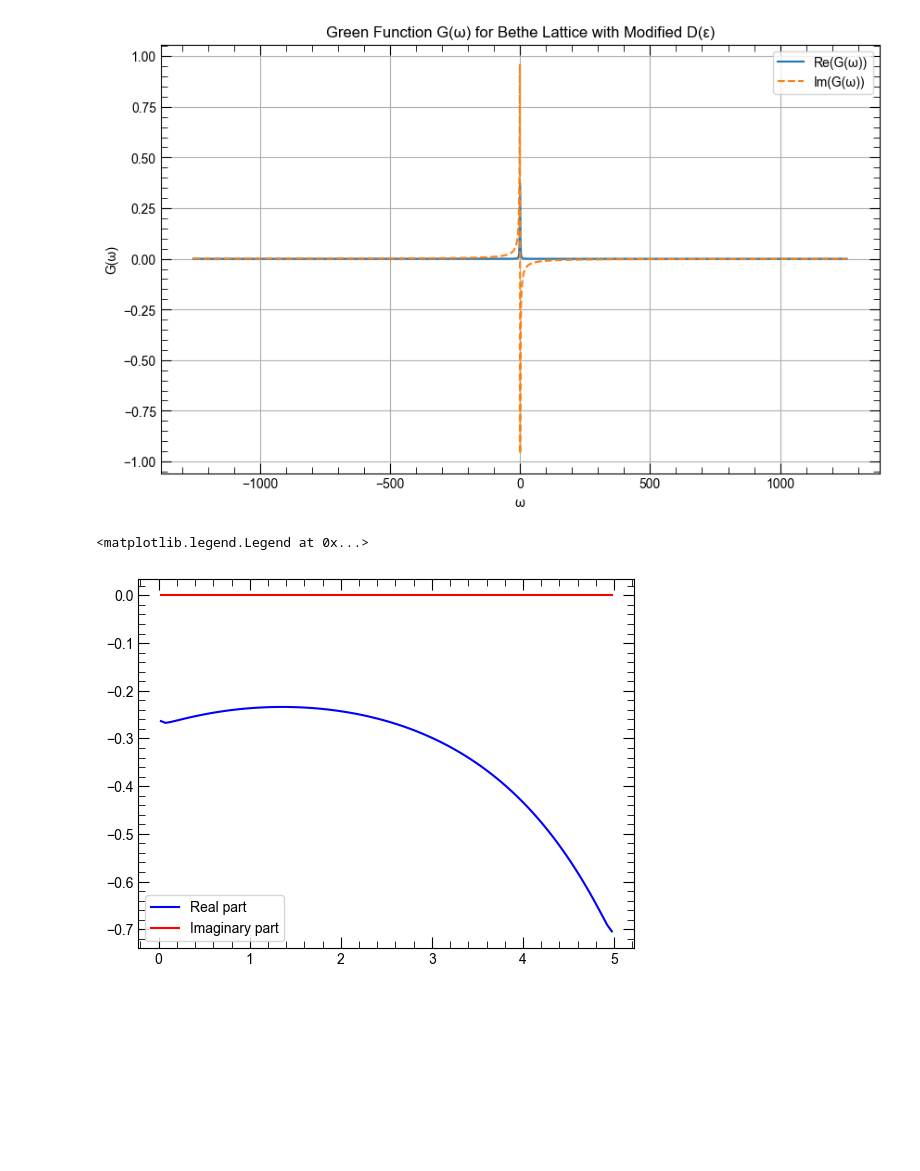
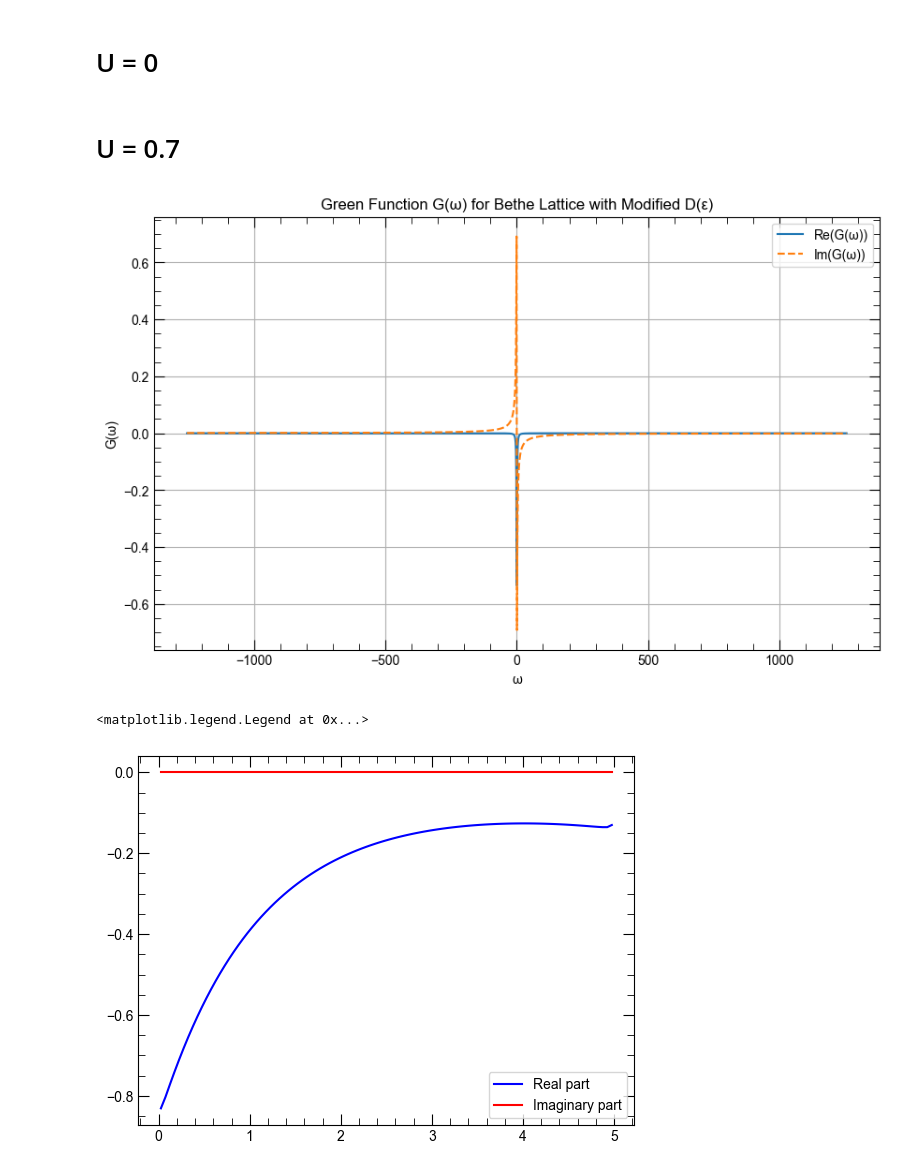
Before and after one commit to yamashun99/hirsch-fye, a Jupyter notebook: main.ipynb, the cells around one changed output. Cells and saved outputs as stored; diff of their text form; code cells hidden in the pictures; blank space fills up the shorter version.

```diff
--- a/main.ipynb
+++ b/main.ipynb
@@ -5,3 +5,5 @@ from bethe_lattice import bethe_green_function
 from mesh import Meshiw, Meshitau
 from green_function import Giw, make_Gtau_from_Giw
 from monte_carlo import monte_carlo_sampling
+# %% [markdown]
+# U = 0
@@ -8,33 +30,35 @@ from monte_carlo import monte_carlo_sampling
+# %% [markdown]
+# U = 0.7
 # %%
 # パラメータの設定
 W = 1.0  # 帯域幅
 D_0 = 2.0 / np.pi  # 正規化定数 (D_0 = 2/π を仮定)
 delta = 0.00  # 正の無限小量
 beta = 5  # 逆温度
 U = 0.7  # 相互作用
 
 # マツバラ周波数の定義
 meshiw = Meshiw(beta, 1000)
 
 # グリーン関数の計算
 giw_values = np.array(
     [bethe_green_function(1.0j * omega, W, D_0, delta) for omega in meshiw.iw]
 )
-giw_values = 1 / (1 / giw_values + U / 2)
+giw_values = 1 / (1 / giw_values - U)
 giw = Giw(meshiw, giw_values)
 
 # 結果のプロット
 plt.figure(figsize=(10, 6))
 plt.plot(giw.meshiw.iw, giw.giw_value.real, label="Re(G(ω))")
 plt.plot(giw.meshiw.iw, giw.giw_value.imag, label="Im(G(ω))", linestyle="dashed")
 plt.xlabel("ω")
 plt.ylabel("G(ω)")
 plt.title("Green Function G(ω) for Bethe Lattice with Modified D(ε)")
 plt.legend()
 plt.grid(True)
 plt.show()
 # %% [output]
-[figure, old version]
+[figure, new version]
 # %%
 # Gtauへの変換
 gtau = make_Gtau_from_Giw(giw, 100)
@@ -46,7 +70,7 @@ ax.plot(gtau.meshitau.tau, np.imag(gtau.gtau_value), "r-", label="Imaginary part
 ax.legend()
 # %% [output]
 <matplotlib.legend.Legend at 0x...>
-[figure, old version]
+[figure, new version]
 # %%
 # g0_tauの計算
 n_tau = 100
```
Also changed, not shown: parts of 10 cells of this notebook.
